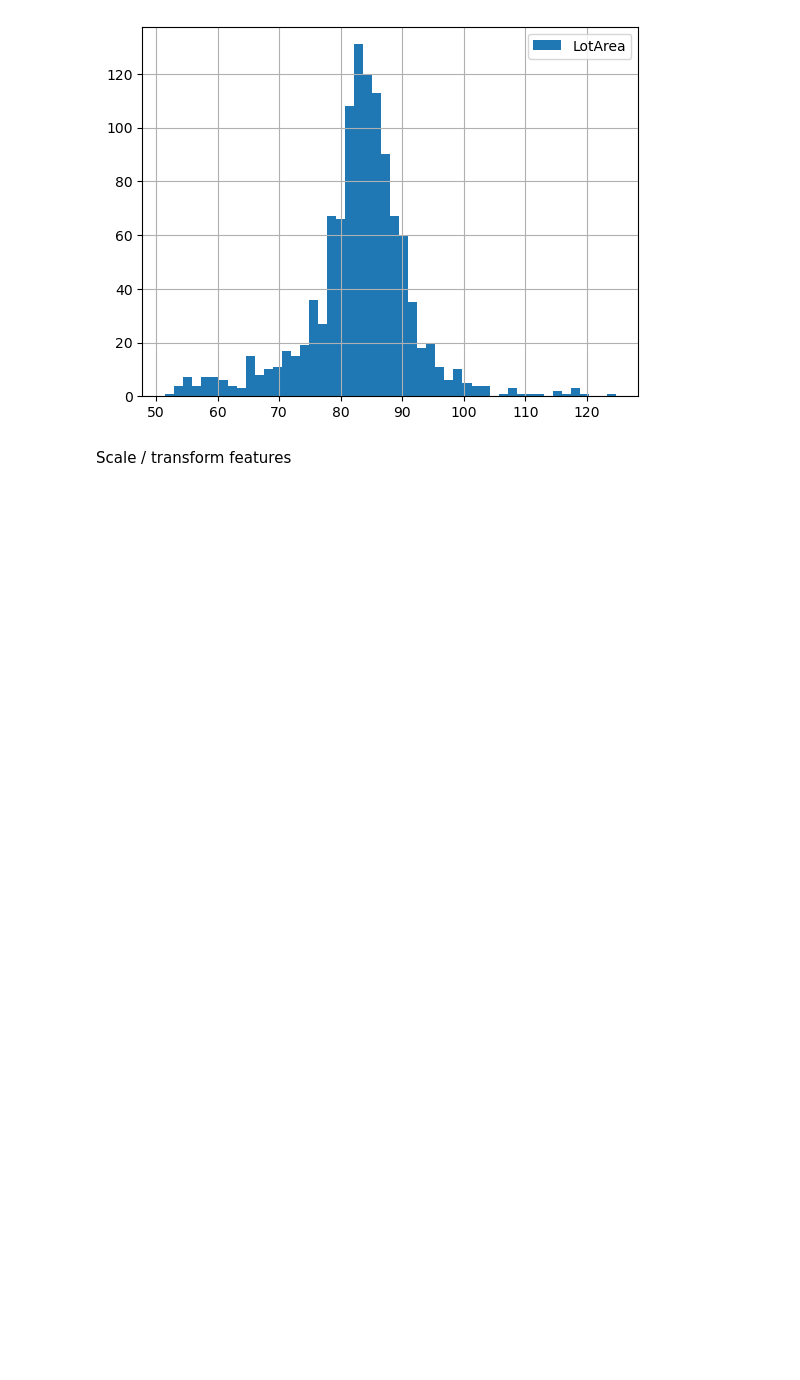
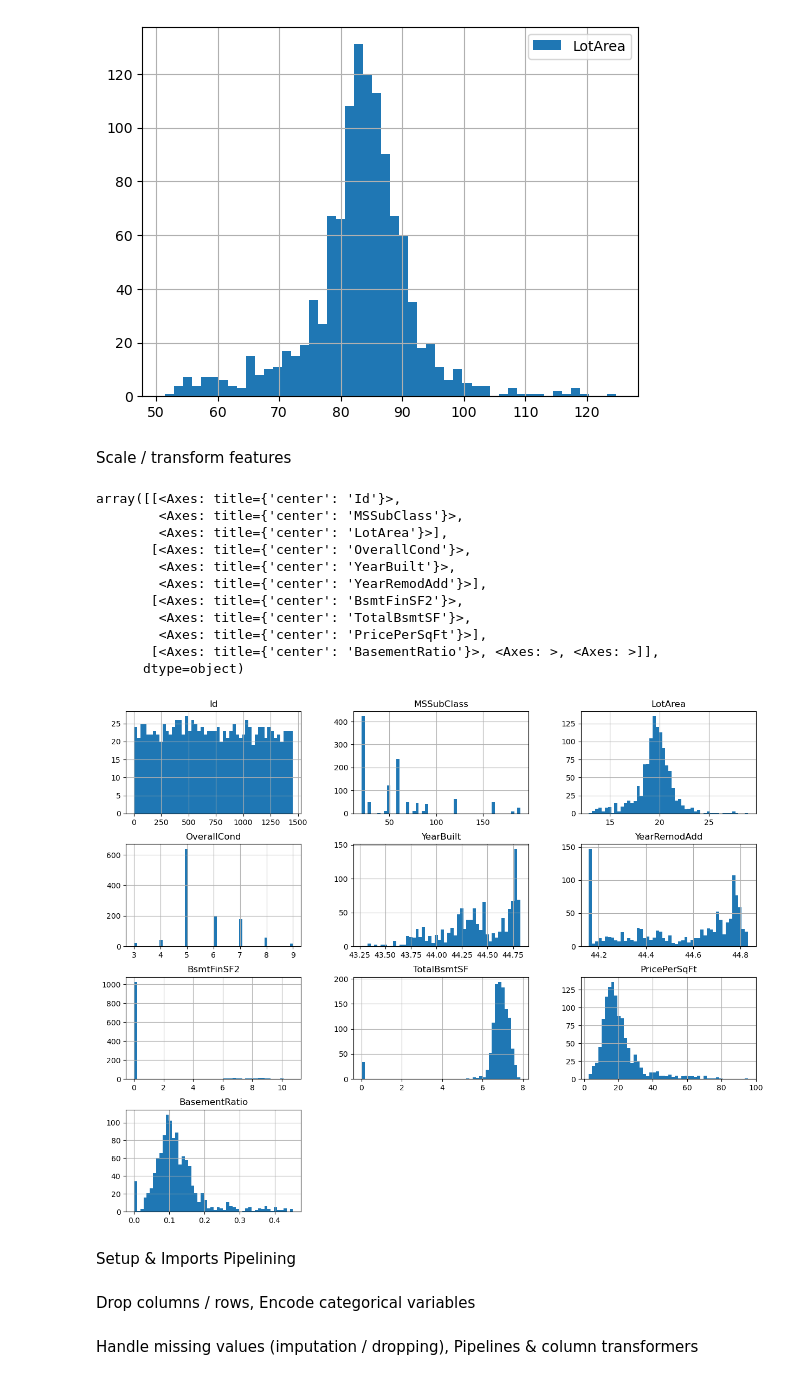
Before and after one commit to KishanSingh2003/House-Price-Pediction, a Jupyter notebook: HousePricePrediction/.EDA_And_DataCleaning.ipynb, the cells around one changed output. Drawn from its saved outputs; the diff is of its cells as text; code cells hidden in the pictures; blank space fills up the shorter version.

Commit message:
Updating Features/Adding Pipelining

```diff
--- a/HousePricePrediction/.EDA_And_DataCleaning.ipynb
+++ b/HousePricePrediction/.EDA_And_DataCleaning.ipynb
@@ -474,3 +474,21 @@ class FeaturesTransformer1(BaseEstimator, TransformerMixin):
         X['bedrooms_per_room'] = X['BsmtFinSF2'] / (X['TotalBsmtSF'] + 1)  # avoid division by zero
         X['population_per_household'] = X['LotArea'] / (X['OverallCond'] + 1)
         return X
+# %%
+data1 = FeaturesTransformer().fit_transform(data1)
+data1.hist(bins=50, figsize=(15, 12))
+# %% [output]
+array([[<Axes: title={'center': 'Id'}>,
+        <Axes: title={'center': 'MSSubClass'}>,
+        <Axes: title={'center': 'LotArea'}>],
+       [<Axes: title={'center': 'OverallCond'}>,
+        <Axes: title={'center': 'YearBuilt'}>,
+        <Axes: title={'center': 'YearRemodAdd'}>],
+       [<Axes: title={'center': 'BsmtFinSF2'}>,
+        <Axes: title={'center': 'TotalBsmtSF'}>,
+        <Axes: title={'center': 'PricePerSqFt'}>],
+       [<Axes: title={'center': 'BasementRatio'}>, <Axes: >, <Axes: >]],
+      dtype=object)
+[figure, added]
+# %% [markdown]
+Setup & Imports Pipelining
@@ -476,0 +508,2 @@ class FeaturesTransformer1(BaseEstimator, TransformerMixin):
+# %% [markdown]
+Drop columns / rows, Encode categorical variables
@@ -476,0 +534,2 @@ class FeaturesTransformer1(BaseEstimator, TransformerMixin):
+# %% [markdown]
+Handle missing values (imputation / dropping), Pipelines & column transformers
```
Also changed, not shown: parts of 9 cells of this notebook.
